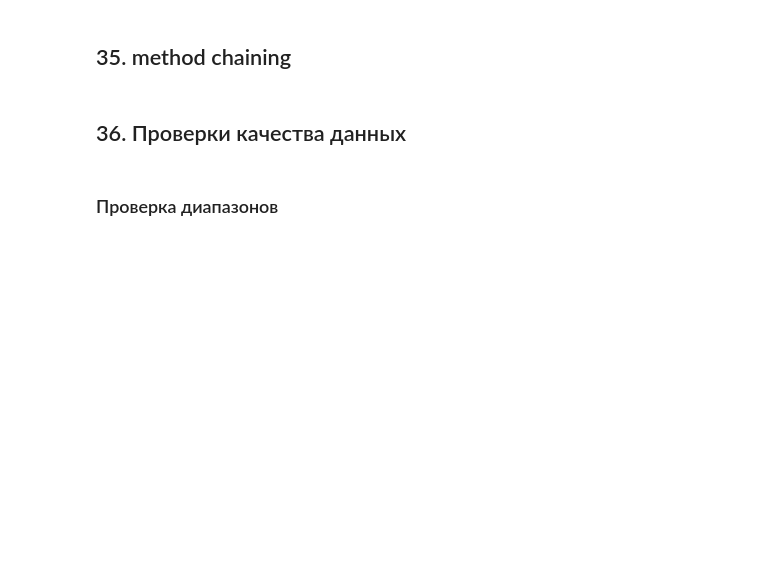
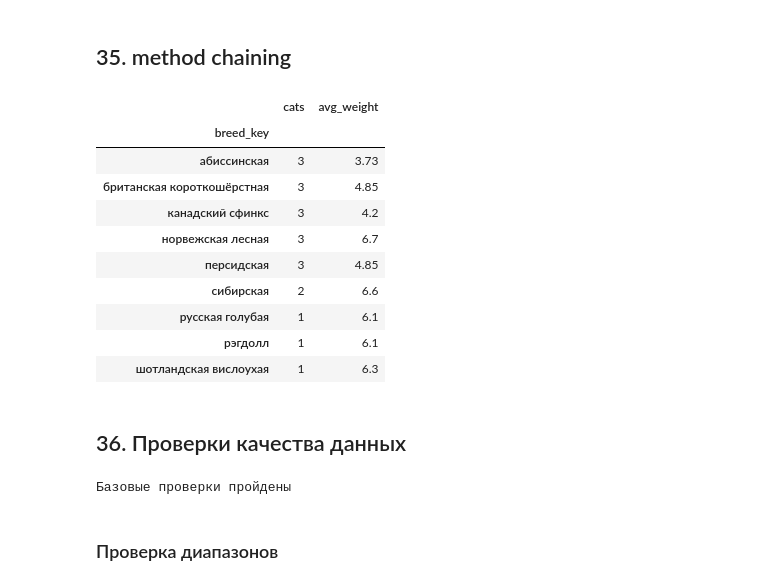
Before and after one commit to golubnichiy/bigdata_26_09, a Jupyter notebook: pandas_1_base.ipynb, the cells around one changed output. Cells and saved outputs as stored; diff of their text form; code cells hidden in the pictures; blank space fills up the shorter version.

```diff
--- a/pandas_1_base.ipynb
+++ b/pandas_1_base.ipynb
@@ -1153,6 +1185,41 @@ monthly_visits
 # %% [markdown]
 ## 35. method chaining
+# %%
+moscow_stats = (
+    cats_clean
+    .query("city == 'Москва'")
+    .dropna(subset='weight_kg')
+    .groupby('breed_key')
+    .agg(
+        cats = ('cat_id', 'count'),
+        avg_weight = ('weight_kg', 'mean')
+    )
+    .sort_values('cats', ascending=False)
+    .round(2)
+)
+
+moscow_stats
+# %% [output]
+|  | cats | avg_weight |
+| breed_key |  |  |
+| абиссинская | 3 | 3.73 |
+| британская короткошёрстная | 3 | 4.85 |
+| канадский сфинкс | 3 | 4.2 |
+| норвежская лесная | 3 | 6.7 |
+| персидская | 3 | 4.85 |
+| сибирская | 2 | 6.6 |
+| русская голубая | 1 | 6.1 |
+| рэгдолл | 1 | 6.1 |
+| шотландская вислоухая | 1 | 6.3 |
 # %% [markdown]
 ## 36. Проверки качества данных
+# %%
+assert cats_clean['cat_id'].isna().sum() == 0
+assert cats_clean['cat_id'].nunique() == len(cats_clean)
+assert cats_clean['sex'].isin(['кот', 'кошка']).all()
+
+print('Базовые проверки пройдены')
+# %% [output]
+Базовые проверки пройдены
 # %% [markdown]
 ### Проверка диапазонов
```
Also changed, not shown: parts of 8 cells of this notebook, 2 other files.
